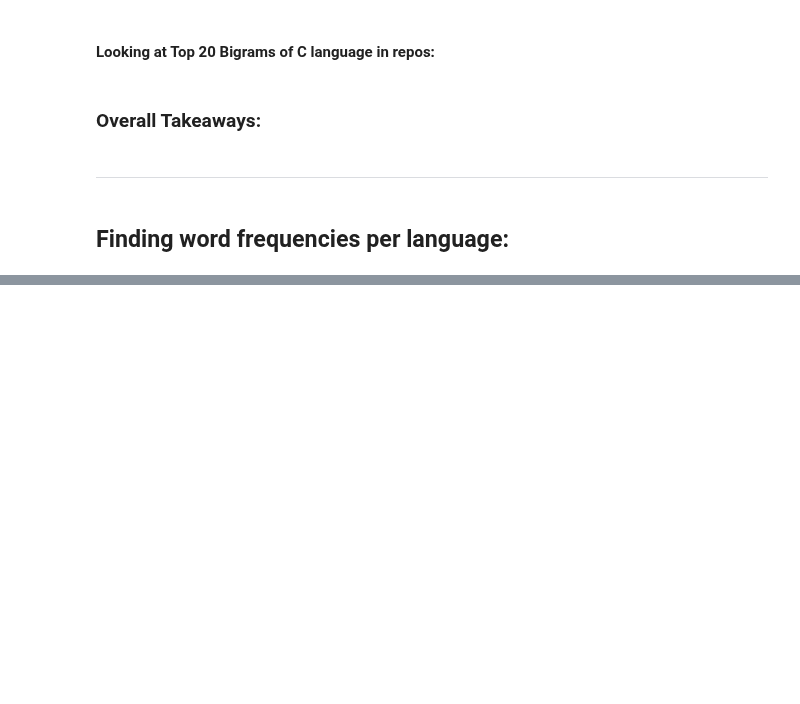
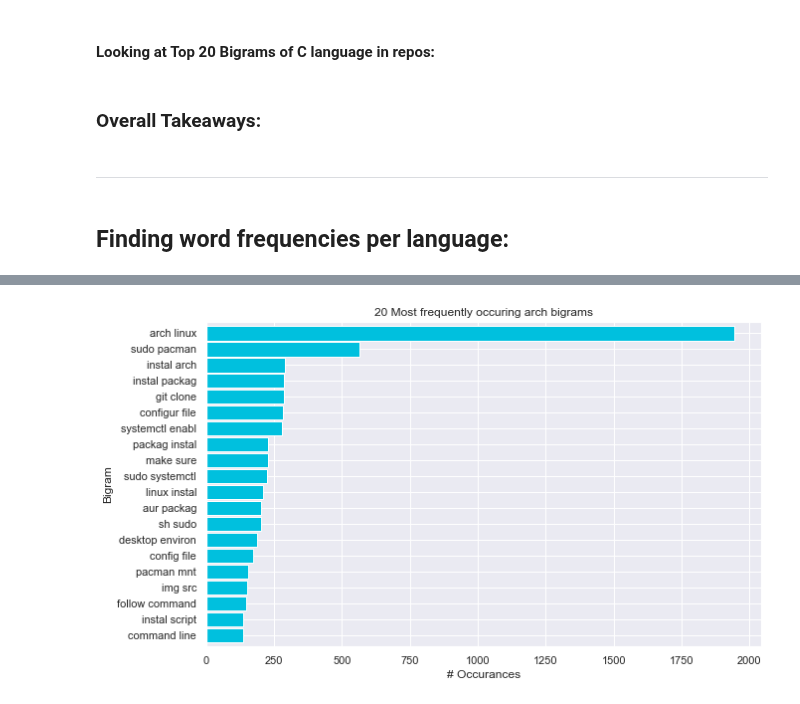
Before and after one commit to jemison-nlp-AnJeSt/github-NLP-project, a Jupyter notebook: Final_Notebook.ipynb, the cells around one changed output, grey strips where cells are left out. Saved outputs shown, nothing was run; the diff lists cells and outputs as text; code cells hidden in the pictures; blank space fills up the shorter version.

```diff
--- a/Final_Notebook.ipynb
+++ b/Final_Notebook.ipynb
@@ -289,0 +431,4 @@ all_words= df_corpora[df_corpora.language == 'all'].corpus
+# %%
+top_20_arch_bigrams = (pd.Series(nltk.ngrams(arch_corpus, 2))
+                      .value_counts()
+                      .head(20))
@@ -289,0 +455,13 @@ all_words= df_corpora[df_corpora.language == 'all'].corpus
+# %%
+top_20_arch_bigrams.sort_values().plot.barh(color='#00C0DE', width=.9, figsize=(10, 6))
+
+plt.title('20 Most frequently occuring arch bigrams')
+plt.ylabel('Bigram')
+plt.xlabel('# Occurances')
+
+# make the labels pretty
+ticks, _ = plt.yticks()
+labels = top_20_arch_bigrams.reset_index().sort_index(ascending=False)['index'].apply(lambda t: t[0] + ' ' + t[1])
+_ = plt.yticks(ticks, labels)
+# %% [output]
+[figure, added]
```
Also changed, not shown: parts of 67 cells of this notebook.
